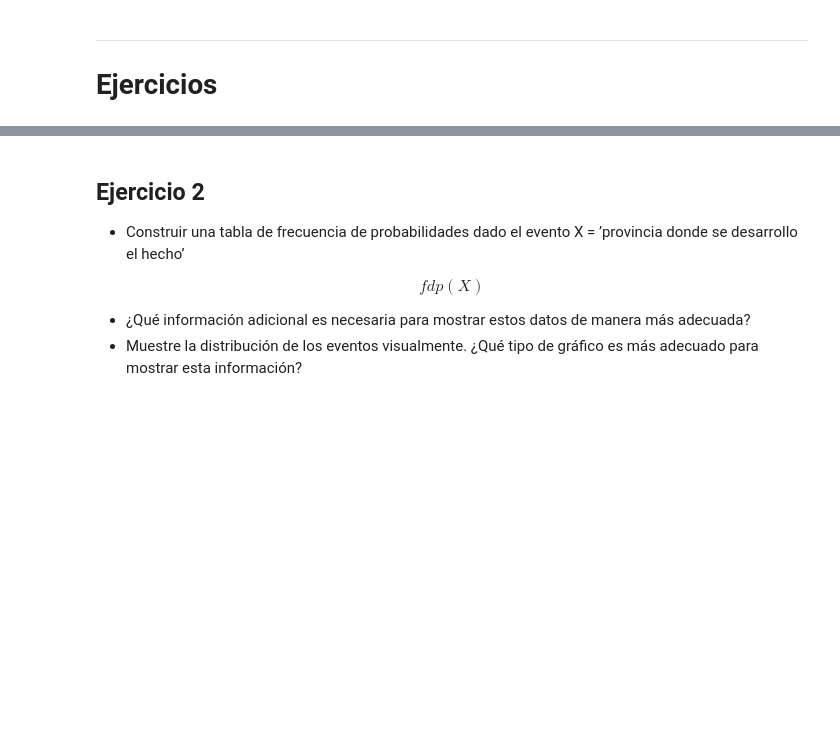
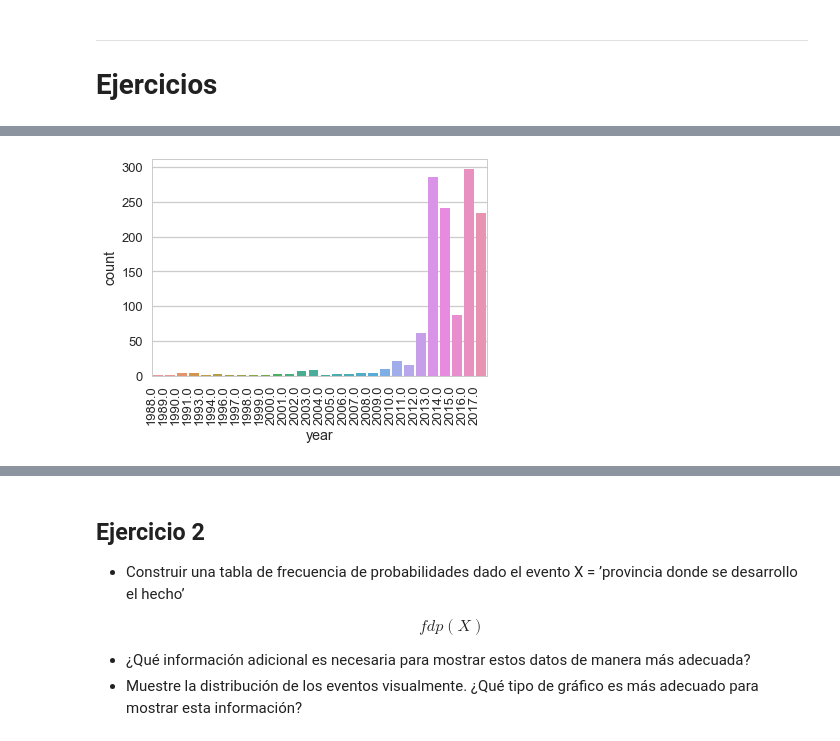
Before and after one commit to renzobechler-zz/diplodatos, a Jupyter notebook: Tarea integradora - parte 1.ipynb, the cells around one changed output, grey strips where cells are left out. Saved outputs shown, nothing was run; the diff lists cells and outputs as text; code cells hidden in the pictures; blank space fills up the shorter version.

```diff
--- a/Tarea integradora - parte 1.ipynb
+++ b/Tarea integradora - parte 1.ipynb
@@ -78 +93,11 @@ $$fdp(Y)$$
 IMPORTANTE: ¿Qué hacemos con los datos faltantes?
+# %%
+#Crear una imagen mostrando la distribución de los eventos por año
+# Opcion A
+#seaborn.distplot(dataset.year.dropna(), kde=False)
+
+# Opcion B
+ax1 = seaborn.countplot(dataset.year)
+ax1.set_xticklabels(ax1.get_xticklabels(), rotation=90, ha="right");
+# %% [output]
+[figure, added]
```
Also changed, not shown: parts of 5 cells of this notebook.
